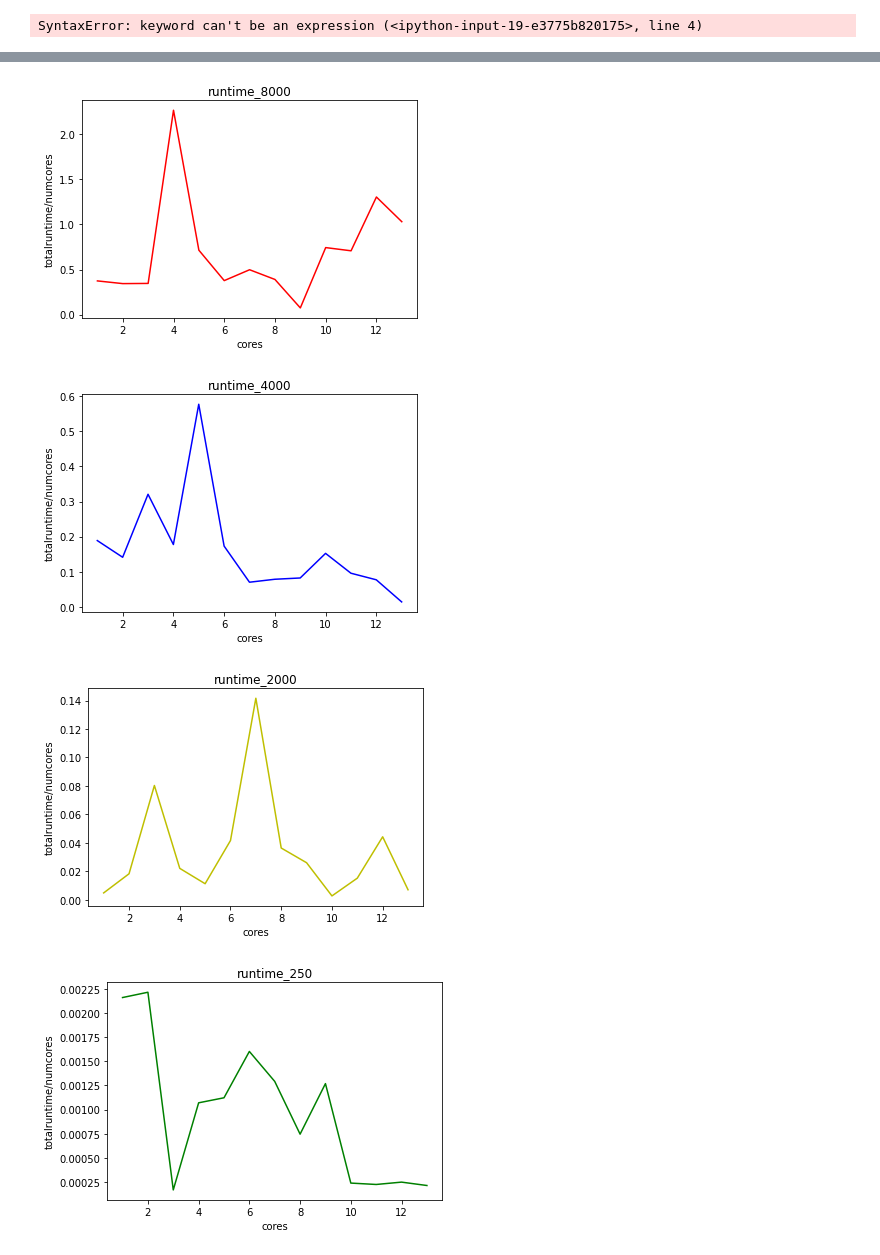
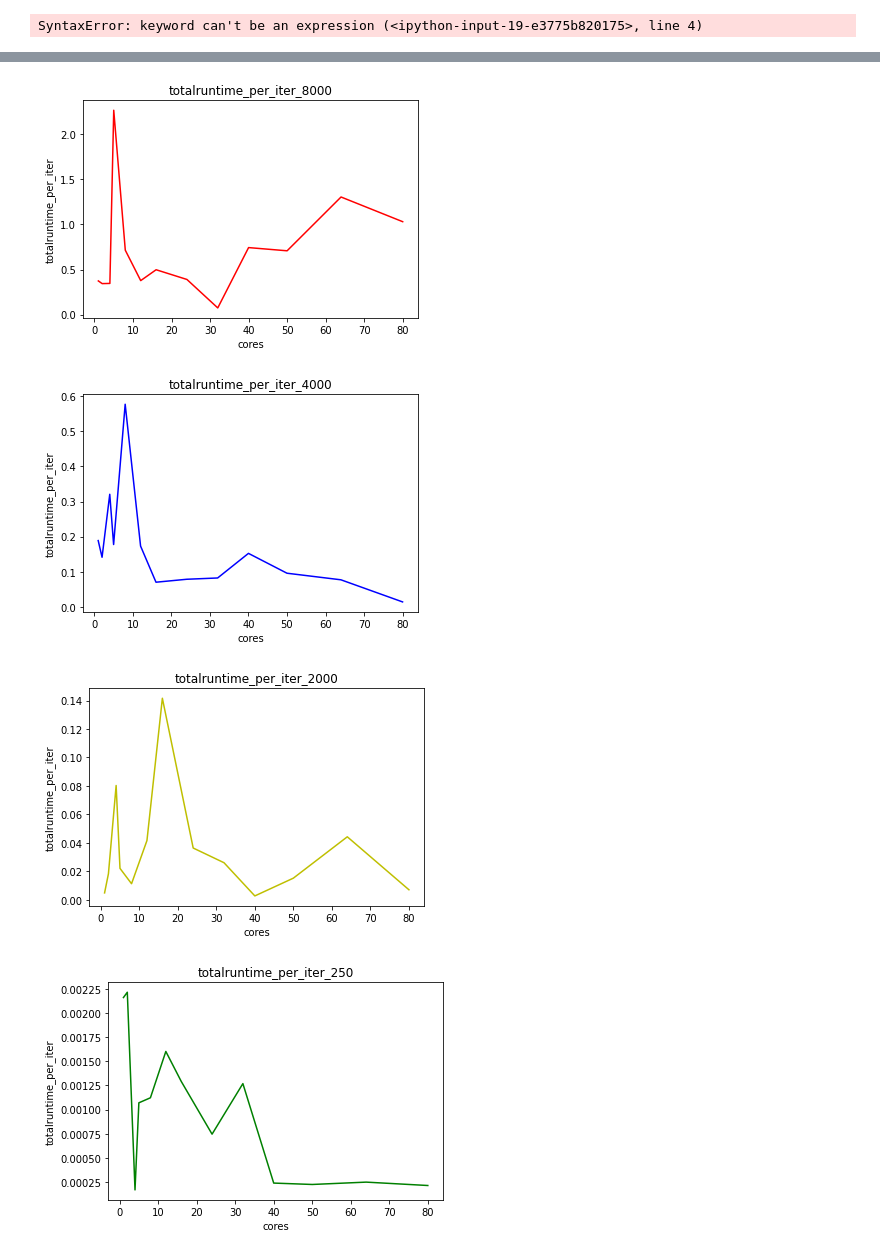
Before and after one commit to GenosW/NSSC2, a Jupyter notebook: exercise1/Alex/Task2/plots.ipynb, the cells around one changed output, grey strips where cells are left out. Cells and saved outputs as stored; diff of their text form; code cells hidden in the pictures.

```diff
--- a/exercise1/Alex/Task2/plots.ipynb
+++ b/exercise1/Alex/Task2/plots.ipynb
@@ -35,11 +35,16 @@ for file in files_8000:
         df = pd.read_csv(file)
         data_8000 = data_8000.append(df, ignore_index=True)
 # %%
-d = np.arange(1,len(data_250)+1)
+d = [1,2,4,5,8,12,16,24,32,40,50,64,80]
 data_250
 h =[]
 h = data_8000.runtime
 #for i in range(int(len(h)/2)):
     #print(i*2,h[i*2])
 data_250
+data_250.columns = ['runtime','runtime_per_iter','totalComTime']
+data_2000.columns = ['runtime','runtime_per_iter','totalComTime']
+data_4000.columns = ['runtime','runtime_per_iter','totalComTime']
+data_8000.columns = ['runtime','runtime_per_iter','totalComTime']
+data_8000
 # %% [output]
@@ -85,33 +90,33 @@ axes.savefig('parallel_speed_up.png')
 # %%
 plt.figure()
-plt.title("runtime_8000")
+plt.title("totalruntime_per_iter_8000")
 plt.plot(d,data_8000.runtime, label='8000', color = 'r')
 plt.xlabel("cores")
-plt.ylabel("totalruntime/numcores")
-plt.savefig('rintime_8000.png')
+plt.ylabel("totalruntime_per_iter")
+plt.savefig('runtime_8000')
 
 plt.figure()
-plt.title("runtime_4000")
+plt.title("totalruntime_per_iter_4000")
 plt.plot(d,data_4000.runtime, label='4000', color = 'b')
 plt.xlabel("cores")
-plt.ylabel("totalruntime/numcores")
-plt.savefig('rintime_4000.png')
+plt.ylabel("totalruntime_per_iter")
+plt.savefig('runtime_4000')
 
 plt.figure()
-plt.title("runtime_2000")
+plt.title("totalruntime_per_iter_2000")
 plt.plot(d,data_2000.runtime, label='2000', color = 'y')
 plt.xlabel("cores")
-plt.ylabel("totalruntime/numcores")
-plt.savefig('rintime_2000.png')
+plt.ylabel("totalruntime_per_iter")
+plt.savefig('runtime_2000')
 
 plt.figure()
-plt.title("runtime_250")
+plt.title("totalruntime_per_iter_250")
 plt.plot(d,data_250.runtime, label='250', color = 'g')
 plt.xlabel("cores")
-plt.ylabel("totalruntime/numcores")
-plt.savefig('rintime_250.png')
+plt.ylabel("totalruntime_per_iter")
+plt.savefig('runtime_250')
 # %% [output]
-[figure, old version]
+[figure, new version]
-[figure, old version]
+[figure, new version]
-[figure, old version]
+[figure, new version]
-[figure, old version]
+[figure, new version]
```
Also changed, not shown: parts of 2 cells of this notebook, 12 other files.
